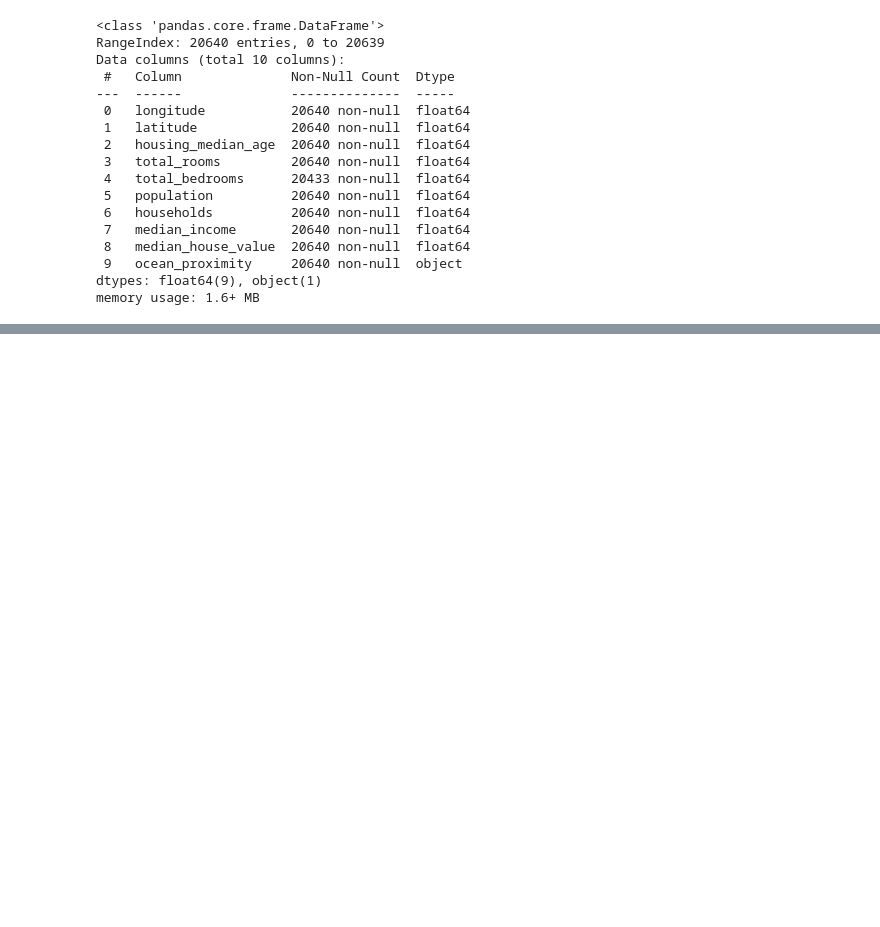
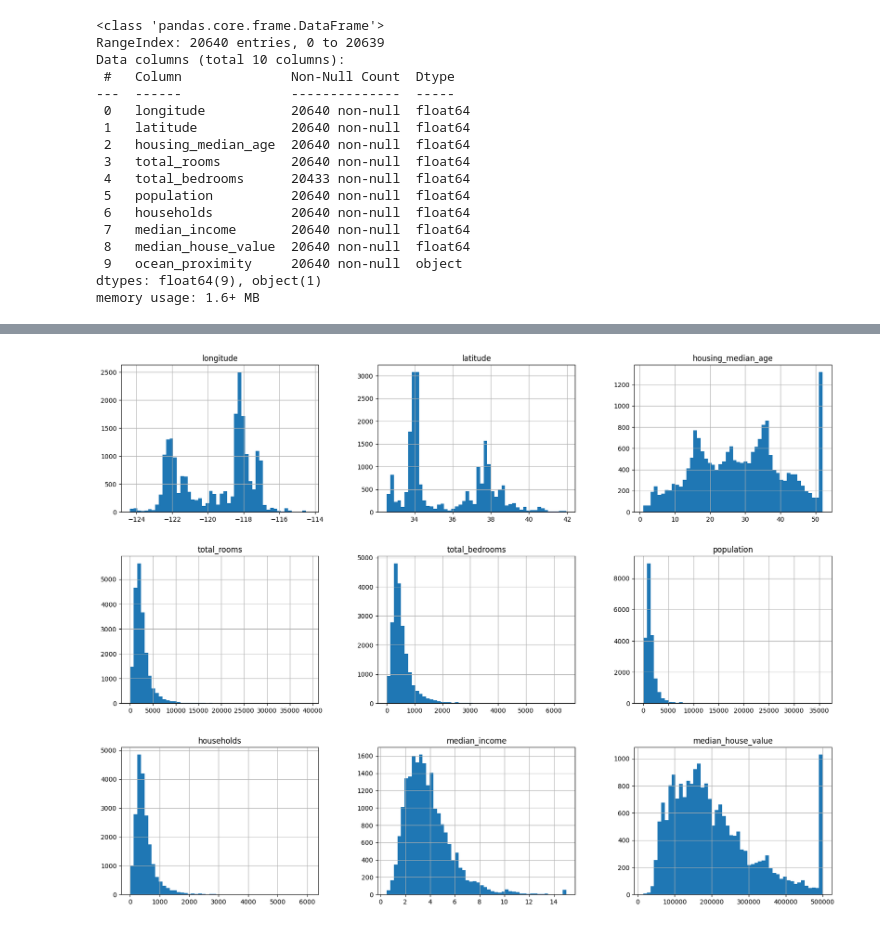
Before and after one commit to chadiboudaher/housing, a Jupyter notebook: housing.ipynb, the cells around one changed output, grey strips where cells are left out. Drawn from its saved outputs; the diff is of its cells as text; code cells hidden in the pictures; blank space fills up the shorter version.

```diff
--- a/housing.ipynb
+++ b/housing.ipynb
@@ -57,0 +98,7 @@ memory usage: 1.6+ MB
+# %%
+%matplotlib inline
+import matplotlib.pyplot as plt
+housing.hist(bins=50, figsize=(20, 15))
+plt.show()
+# %% [output]
+[figure, added]
```
Also changed, not shown: parts of 6 cells of this notebook.
